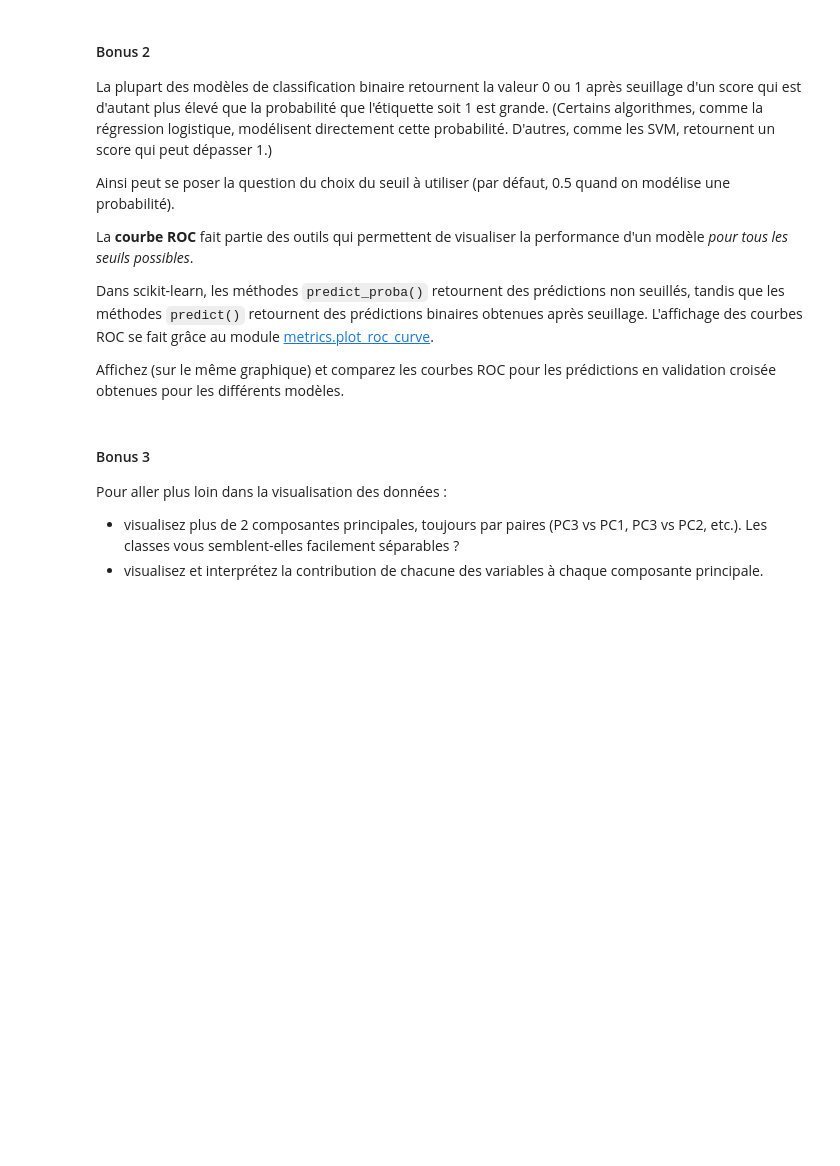
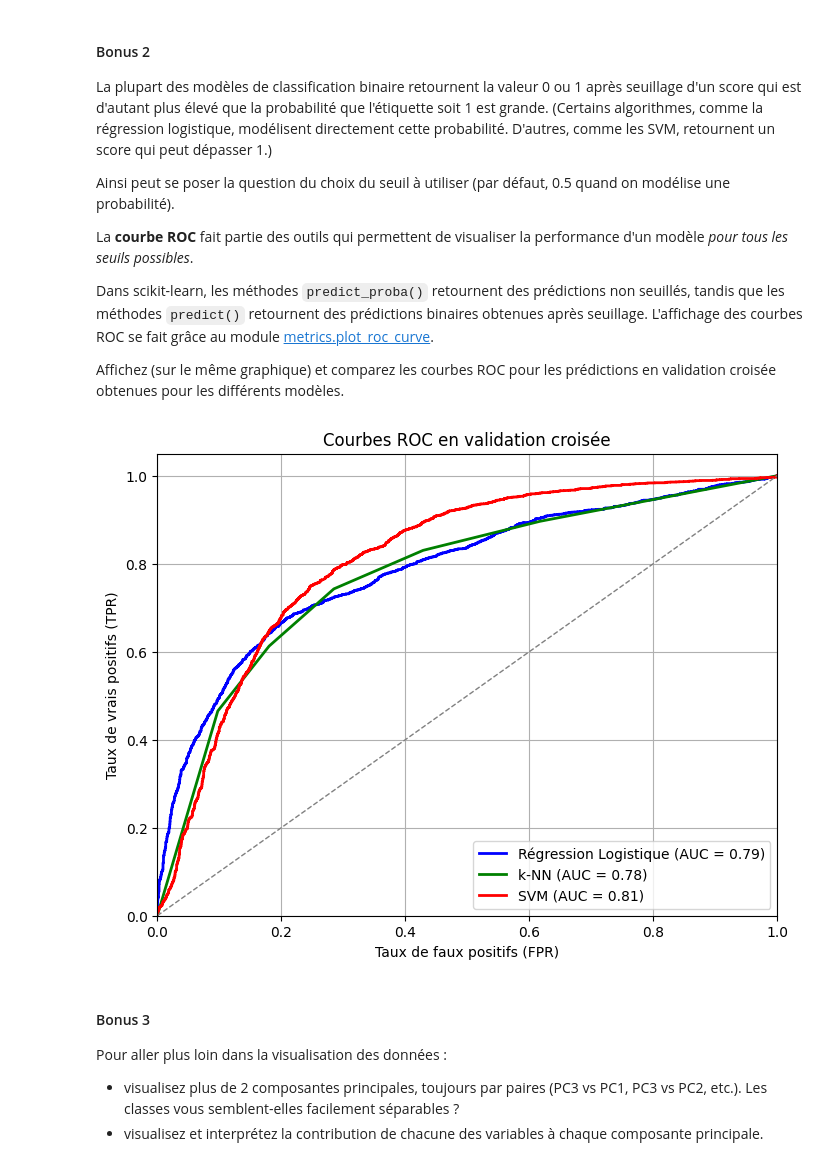
Before and after one commit to AugustinFrr/Projet-SDD-2024, a Jupyter notebook: Projet_SDD_2024.ipynb, the cells around one changed output. Drawn from its saved outputs; the diff is of its cells as text; code cells hidden in the pictures; blank space fills up the shorter version.

```diff
--- a/Projet_SDD_2024.ipynb
+++ b/Projet_SDD_2024.ipynb
@@ -420,6 +552,58 @@ La **courbe ROC** fait partie des outils qui permettent de visualiser la perform
 Dans scikit-learn, les méthodes `predict_proba()` retournent des prédictions non seuillés, tandis que les méthodes `predict()` retournent des prédictions binaires obtenues après seuillage. L'affichage des courbes ROC se fait grâce au module [metrics.plot_roc_curve](https://scikit-learn.org/stable/modules/generated/sklearn.metrics.plot_roc_curve.html).
 
 Affichez (sur le même graphique) et comparez les courbes ROC pour les prédictions en validation croisée obtenues pour les différents modèles.
+# %%
+from sklearn.model_selection import cross_val_predict
+from sklearn.metrics import roc_curve, auc
+from sklearn.linear_model import LogisticRegression
+from sklearn.neighbors import KNeighborsClassifier
+from sklearn.svm import SVC
+import matplotlib.pyplot as plt
+
+# Modèles avec les meilleurs hyperparamètres
+logreg_model = LogisticRegression(max_iter=10000, random_state=42)
+knn_model = KNeighborsClassifier(n_neighbors=5)
+svm_model = SVC(kernel='rbf', C=10, gamma=10, probability=True, random_state=42)  # Activer la probabilité pour SVM
+
+# Prétraitement avec MinMaxScaler
+from sklearn import preprocessing
+
+scaler = preprocessing.MinMaxScaler()
+
+X_public_preprocessed = scaler.fit_transform(X_public)
+
+# Prédictions de probabilité en validation croisée
+y_prob_logreg = cross_val_predict(logreg_model, X_public_preprocessed, y_public, cv=5, method='predict_proba')[:, 1]
+y_prob_knn = cross_val_predict(knn_model, X_public_preprocessed, y_public, cv=5, method='predict_proba')[:, 1]
+y_prob_svm = cross_val_predict(svm_model, X_public_preprocessed, y_public, cv=5, method='predict_proba')[:, 1]
+
+# Calcul des courbes ROC
+fpr_logreg, tpr_logreg, _ = roc_curve(y_public, y_prob_logreg)
+roc_auc_logreg = auc(fpr_logreg, tpr_logreg)
+
+fpr_knn, tpr_knn, _ = roc_curve(y_public, y_prob_knn)
+roc_auc_knn = auc(fpr_knn, tpr_knn)
+
+fpr_svm, tpr_svm, _ = roc_curve(y_public, y_prob_svm)
+roc_auc_svm = auc(fpr_svm, tpr_svm)
+
+# Tracé des courbes ROC
+plt.figure(figsize=(8, 6))
+plt.plot(fpr_logreg, tpr_logreg, color='blue', lw=2, label=f'Régression Logistique (AUC = {roc_auc_logreg:.2f})')
+plt.plot(fpr_knn, tpr_knn, color='green', lw=2, label=f'k-NN (AUC = {roc_auc_knn:.2f})')
+plt.plot(fpr_svm, tpr_svm, color='red', lw=2, label=f'SVM (AUC = {roc_auc_svm:.2f})')
+
+plt.plot([0, 1], [0, 1], color='gray', linestyle='--', lw=1)
+plt.xlim([0.0, 1.0])
+plt.ylim([0.0, 1.05])
+plt.xlabel('Taux de faux positifs (FPR)')
+plt.ylabel('Taux de vrais positifs (TPR)')
+plt.title('Courbes ROC en validation croisée')
+plt.legend(loc='lower right')
+plt.grid(True)
+plt.show()
+# %% [output]
+[figure, added]
 # %% [markdown]
 #### Bonus 3
 
```
Also changed, not shown: parts of 13 cells of this notebook, 1 other file.
